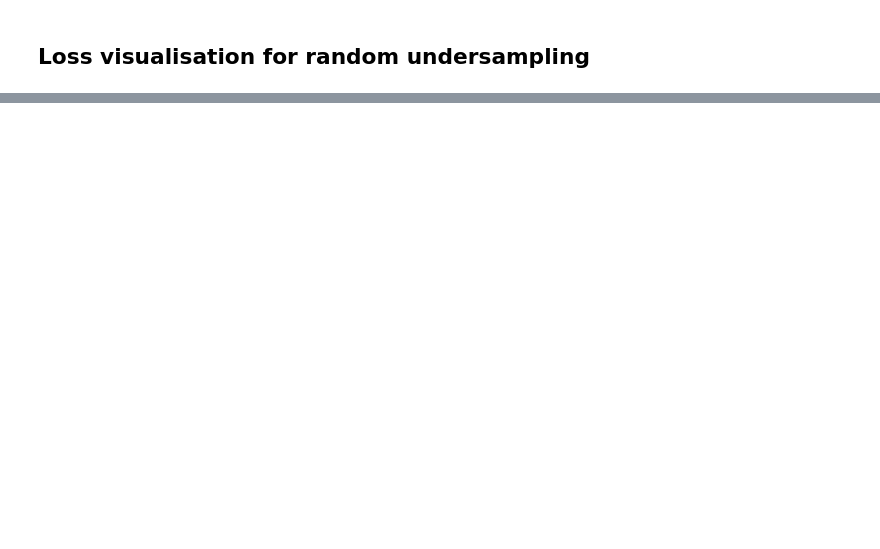
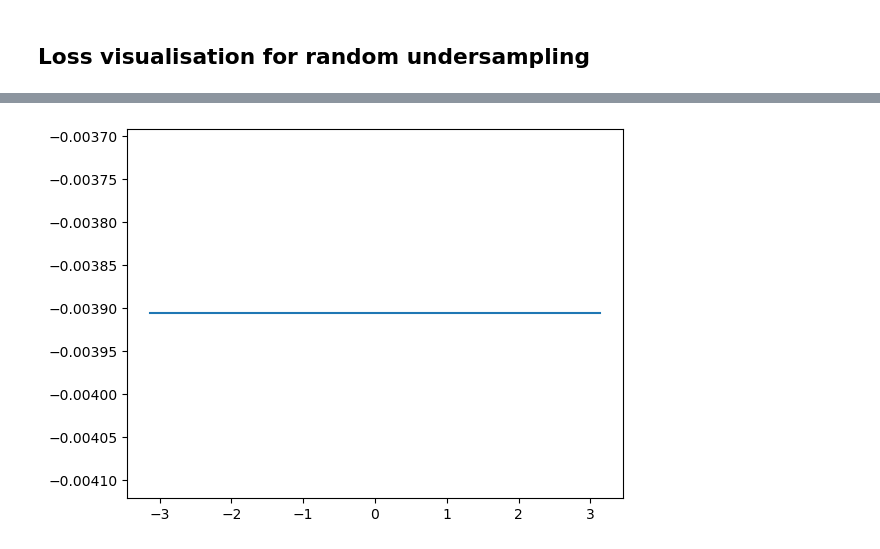
Before and after one commit to tezabhamidi/lfm-gradient-descent, a Jupyter notebook: loss_visualisation.ipynb, the cells around one changed output, grey strips where cells are left out. Cells and saved outputs as stored; diff of their text form; code cells hidden in the pictures; blank space fills up the shorter version.

```diff
--- a/loss_visualisation.ipynb
+++ b/loss_visualisation.ipynb
@@ -81,2 +95,23 @@ a = tensor(1.0002); theta =tensor(0.7854)
 # %% [markdown]
 ## Loss visualisation for random undersampling
+# %%
+M = 256
+
+idx = np.sort(np.random.choice(np.arange(N),(M,),replace=False))
+
+
+sampling_vector = torch.zeros((N,),dtype=torch.float64)
+print(sampling_vector.dtype)
+sampling_vector[idx] = 1
+
+sampling_matrix = torch.diag(sampling_vector)
+
+
+print(sampling_matrix.dtype,torch.real(target_signal.unsqueeze(1)).dtype)
+
+randomly_sampled_signal = torch.complex(sampling_matrix @ torch.real(target_signal.unsqueeze(1)),sampling_matrix @ torch.imag(target_signal.unsqueeze(1)))
+
+print(randomly_sampled_signal.squeeze().shape,target_signal.shape)
+plt.plot(torch.real(target_signal))
+plt.stem(torch.real(randomly_sampled_signal.squeeze()),'r')
+plt.show()
@@ -140,0 +153,5 @@ TypeError: unsupported operand type(s) for @: 'numpy.ndarray' and 'Tensor'
+# %%
+plt.plot(thetarange,mse[-1,:])
+plt.show()
+# %% [output]
+[figure, added]
```
Also changed, not shown: parts of 6 cells of this notebook, 2 other files.
